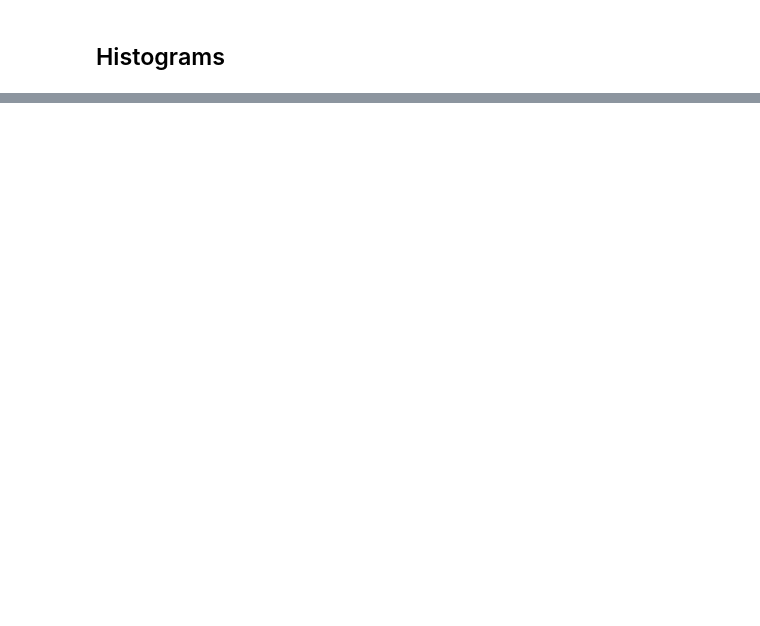
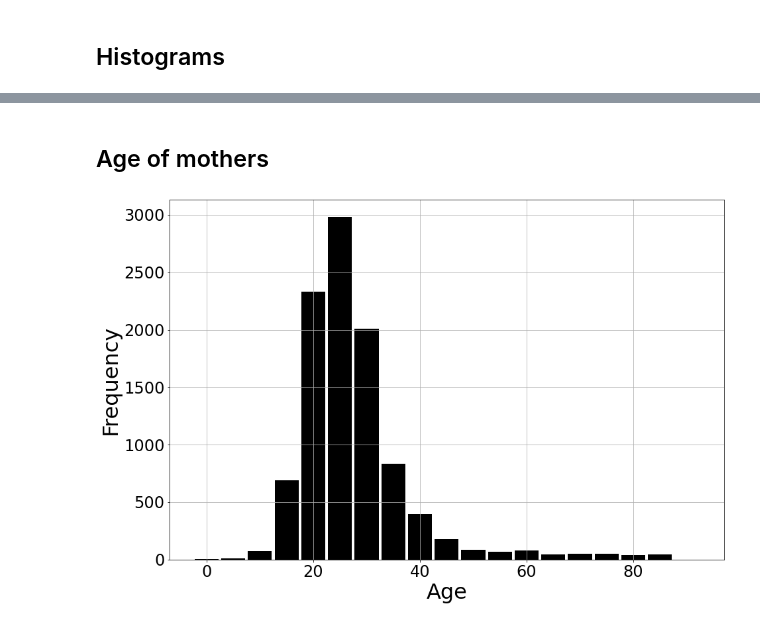
Before and after one commit to ihmeuw/vivarium_public_health, a Jupyter notebook: notebooks/pipeline_003_mortality_fertility.ipynb, the cells around one changed output, grey strips where cells are left out. Saved outputs shown, nothing was run; the diff lists cells and outputs as text; code cells hidden in the pictures; blank space fills up the shorter version.

```diff
--- a/notebooks/pipeline_003_mortality_fertility.ipynb
+++ b/notebooks/pipeline_003_mortality_fertility.ipynb
@@ -358,0 +424,19 @@ plt.show()
+# %% [markdown]
+## Age of mothers
+# %%
+plt.figure(figsize=(15, 10))
+
+pop.iloc[pop_births["parent_id"]]["age"].hist(bins=range(0, 100, 5),
+                     rwidth=0.9,
+                     color='k',
+                     align='left'
+                    )
+plt.xlabel("Age", size=32)
+plt.ylabel("Frequency", size=32)
+plt.xticks(size=24)
+plt.yticks(size=24)
+
+#plt.legend(fontsize=24)
+plt.show()
+# %% [output]
+[figure, added]
```
Also changed, not shown: parts of 17 cells of this notebook, 1 other file.
